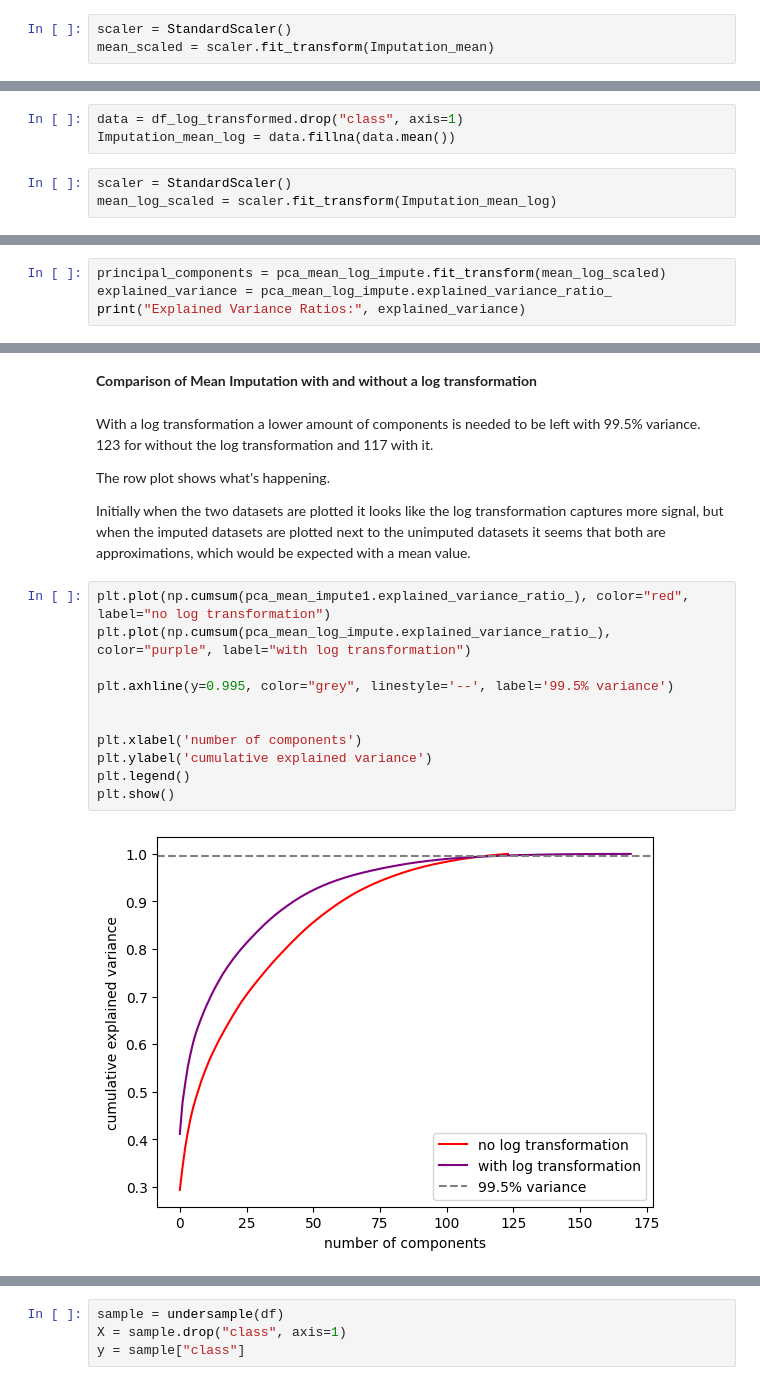
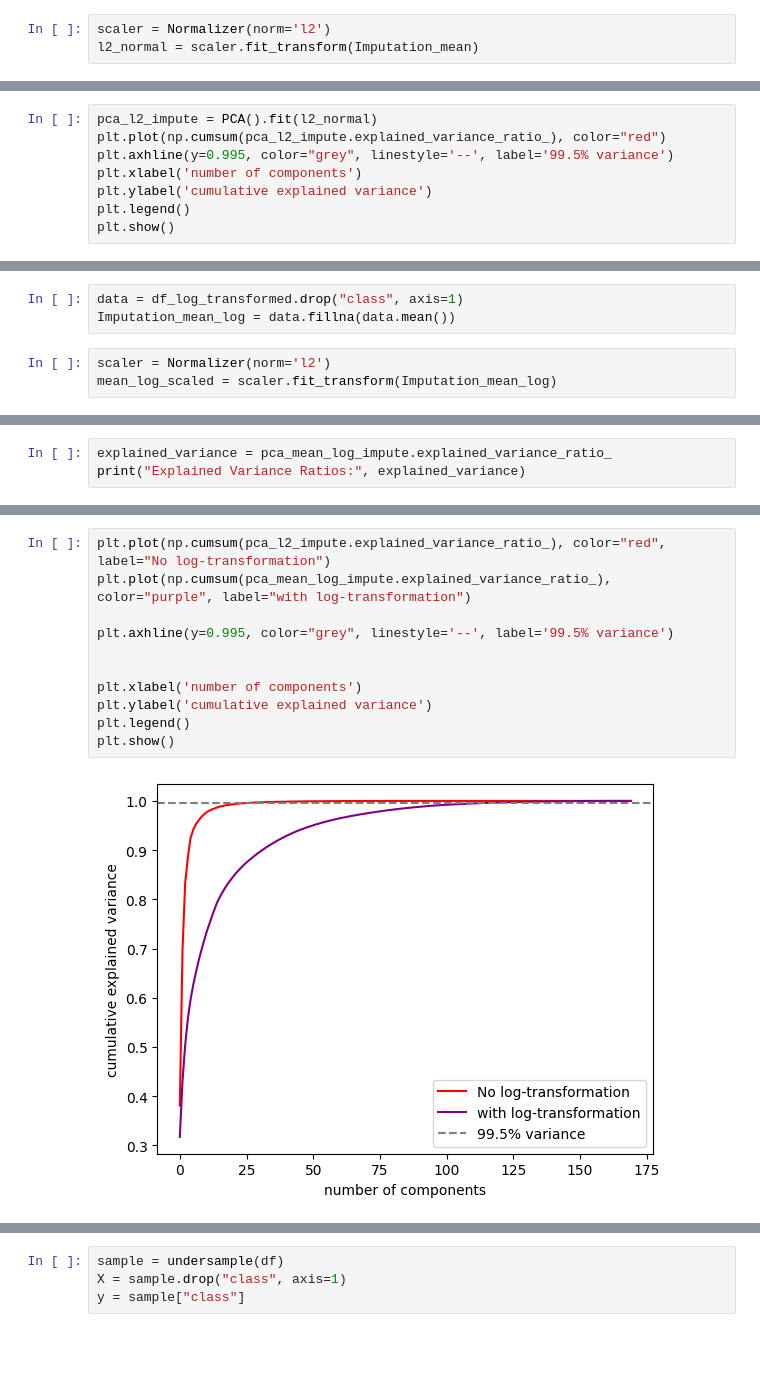
Before and after one commit to Lughaidh-w/DataPrep_ca1, a Jupyter notebook: LouisWilkie_DPrepHDip_CA1.ipynb, the cells around one changed output, grey strips where cells are left out. Drawn from its saved outputs; the diff is of its cells as text; blank space fills up the shorter version.

```diff
--- a/CA1.ipynb
+++ b/LouisWilkie_DPrepHDip_CA1.ipynb
@@ -1002,3 +982,3 @@ The data is scaled with standardisation to have unit variance of the features (M
 # %%
-scaler = StandardScaler()
-mean_scaled = scaler.fit_transform(Imputation_mean)
+scaler = Normalizer(norm='l2')
+l2_normal = scaler.fit_transform(Imputation_mean)
@@ -1069,0 +985,8 @@ plt.show()
+# %%
+pca_l2_impute = PCA().fit(l2_normal)
+plt.plot(np.cumsum(pca_l2_impute.explained_variance_ratio_), color="red")
+plt.axhline(y=0.995, color="grey", linestyle='--', label='99.5% variance')
+plt.xlabel('number of components')
+plt.ylabel('cumulative explained variance')
+plt.legend()
+plt.show()
@@ -1073,7 +1045,7 @@ plt.show()
 data = df_log_transformed.drop("class", axis=1)
 Imputation_mean_log = data.fillna(data.mean())
 # %%
-scaler = StandardScaler()
+scaler = Normalizer(norm='l2')
 mean_log_scaled = scaler.fit_transform(Imputation_mean_log)
 # %%
 pca_mean_log_impute = PCA().fit(mean_log_scaled)
@@ -1088,5 +1060,4 @@ plt.show()
 # %%
-principal_components = pca_mean_log_impute.fit_transform(mean_log_scaled)
 explained_variance = pca_mean_log_impute.explained_variance_ratio_
 print("Explained Variance Ratios:", explained_variance)
 # %% [output]
@@ -1116,21 +1087,13 @@ n_components
-# %% [markdown]
-<b>Comparison of Mean Imputation with and without a log transformation
-# %% [markdown]
-With a log transformation a lower amount of components is needed to be left with 99.5% variance. 123 for without the log transformation and 117 with it.
-
-The row plot shows what's happening.
-
-Initially when the two datasets are plotted it looks like the log transformation captures more signal, but when the imputed datasets are plotted next to the unimputed datasets it seems that both are approximations, which would be expected with a mean value.
 # %%
-plt.plot(np.cumsum(pca_mean_impute1.explained_variance_ratio_), color="red", label="no log transformation")
-plt.plot(np.cumsum(pca_mean_log_impute.explained_variance_ratio_), color="purple", label="with log transformation")
+plt.plot(np.cumsum(pca_l2_impute.explained_variance_ratio_), color="red", label="No log-transformation")
+plt.plot(np.cumsum(pca_mean_log_impute.explained_variance_ratio_), color="purple", label="with log-transformation")
 
 plt.axhline(y=0.995, color="grey", linestyle='--', label='99.5% variance')
 
 
 plt.xlabel('number of components')
 plt.ylabel('cumulative explained variance')
 plt.legend()
 plt.show()
 # %% [output]
-[figure, old version]
+[figure, new version]
```
Also changed, not shown: parts of 180 cells of this notebook, 1 other file.
